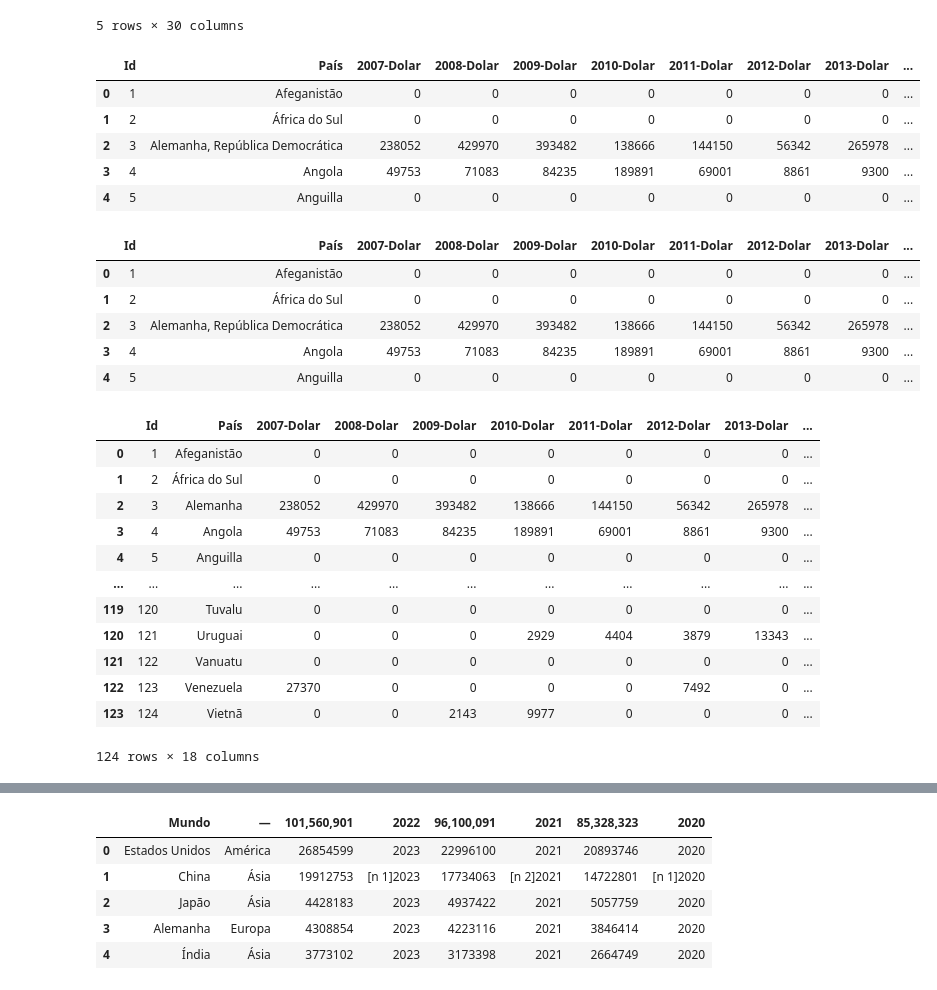
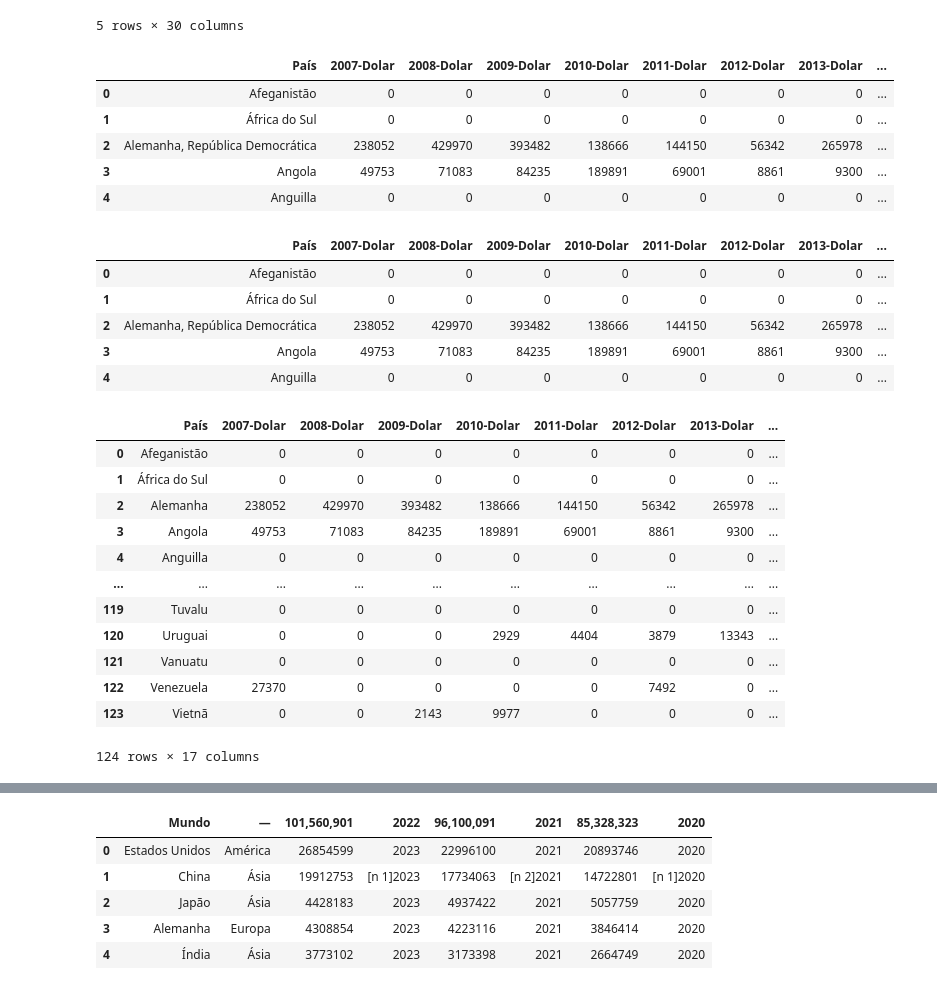
Before and after one commit to afonsosr2/techchallenge-grupo51, a Jupyter notebook: Desafio-vinhos.ipynb, the cells around one changed output, grey strips where cells are left out. Saved outputs shown, nothing was run; the diff lists cells and outputs as text; code cells hidden in the pictures.

```diff
--- a/Desafio-vinhos.ipynb
+++ b/Desafio-vinhos.ipynb
@@ -25,6 +25,6 @@ Columns: 106 entries, Id to 2021.1
 dtypes: int64(105), object(1)
 memory usage: 102.8+ KB
 # %%
-id_pais = dados[["Id","País"]]
-id_pais.head()
+col_pais = dados[["País"]]
+col_pais.head()
 # %% [output]
@@ -49,25 +49,25 @@ dados_15anos.head()
 5 rows × 30 columns
 # %%
 dados_dolar = dados_15anos[dados_15anos.columns[1::2]]
-dados_dolar = id_pais.join(dados_dolar)
+dados_dolar = col_pais.join(dados_dolar)
 dados_dolar.head()
 # %% [output]
-|  | Id | País | 2007-Dolar | 2008-Dolar | 2009-Dolar | 2010-Dolar | 2011-Dolar | 2012-Dolar | 2013-Dolar | ... |
-| 0 | 1 | Afeganistão | 0 | 0 | 0 | 0 | 0 | 0 | 0 | ... |
-| 1 | 2 | África do Sul | 0 | 0 | 0 | 0 | 0 | 0 | 0 | ... |
-| 2 | 3 | Alemanha, República Democrática | 238052 | 429970 | 393482 | 138666 | 144150 | 56342 | 265978 | ... |
-| 3 | 4 | Angola | 49753 | 71083 | 84235 | 189891 | 69001 | 8861 | 9300 | ... |
-| 4 | 5 | Anguilla | 0 | 0 | 0 | 0 | 0 | 0 | 0 | ... |
+|  | País | 2007-Dolar | 2008-Dolar | 2009-Dolar | 2010-Dolar | 2011-Dolar | 2012-Dolar | 2013-Dolar | ... |
+| 0 | Afeganistão | 0 | 0 | 0 | 0 | 0 | 0 | 0 | ... |
+| 1 | África do Sul | 0 | 0 | 0 | 0 | 0 | 0 | 0 | ... |
+| 2 | Alemanha, República Democrática | 238052 | 429970 | 393482 | 138666 | 144150 | 56342 | 265978 | ... |
+| 3 | Angola | 49753 | 71083 | 84235 | 189891 | 69001 | 8861 | 9300 | ... |
+| 4 | Anguilla | 0 | 0 | 0 | 0 | 0 | 0 | 0 | ... |
 # %%
 dados_dolar["Total"] = dados_dolar.iloc[:,2:].sum(axis = 1)
 dados_dolar.head()
 # %% [output]
-|  | Id | País | 2007-Dolar | 2008-Dolar | 2009-Dolar | 2010-Dolar | 2011-Dolar | 2012-Dolar | 2013-Dolar | ... |
-| 0 | 1 | Afeganistão | 0 | 0 | 0 | 0 | 0 | 0 | 0 | ... |
-| 1 | 2 | África do Sul | 0 | 0 | 0 | 0 | 0 | 0 | 0 | ... |
-| 2 | 3 | Alemanha, República Democrática | 238052 | 429970 | 393482 | 138666 | 144150 | 56342 | 265978 | ... |
-| 3 | 4 | Angola | 49753 | 71083 | 84235 | 189891 | 69001 | 8861 | 9300 | ... |
-| 4 | 5 | Anguilla | 0 | 0 | 0 | 0 | 0 | 0 | 0 | ... |
+|  | País | 2007-Dolar | 2008-Dolar | 2009-Dolar | 2010-Dolar | 2011-Dolar | 2012-Dolar | 2013-Dolar | ... |
+| 0 | Afeganistão | 0 | 0 | 0 | 0 | 0 | 0 | 0 | ... |
+| 1 | África do Sul | 0 | 0 | 0 | 0 | 0 | 0 | 0 | ... |
+| 2 | Alemanha, República Democrática | 238052 | 429970 | 393482 | 138666 | 144150 | 56342 | 265978 | ... |
+| 3 | Angola | 49753 | 71083 | 84235 | 189891 | 69001 | 8861 | 9300 | ... |
+| 4 | Anguilla | 0 | 0 | 0 | 0 | 0 | 0 | 0 | ... |
 # %%
 dados_dolar["País"].unique()
 dados_dolar.loc[dados_dolar["País"] == "Alemanha, República Democrática", "País"] = "Alemanha"
@@ -78,19 +78,19 @@ dados_dolar.loc[dados_dolar["País"] == "Tcheca, República", "País"] = "Chéqu
 # %%
 dados_dolar
 # %% [output]
-|  | Id | País | 2007-Dolar | 2008-Dolar | 2009-Dolar | 2010-Dolar | 2011-Dolar | 2012-Dolar | 2013-Dolar | ... |
-| 0 | 1 | Afeganistão | 0 | 0 | 0 | 0 | 0 | 0 | 0 | ... |
-| 1 | 2 | África do Sul | 0 | 0 | 0 | 0 | 0 | 0 | 0 | ... |
-| 2 | 3 | Alemanha | 238052 | 429970 | 393482 | 138666 | 144150 | 56342 | 265978 | ... |
-| 3 | 4 | Angola | 49753 | 71083 | 84235 | 189891 | 69001 | 8861 | 9300 | ... |
-| 4 | 5 | Anguilla | 0 | 0 | 0 | 0 | 0 | 0 | 0 | ... |
-| ... | ... | ... | ... | ... | ... | ... | ... | ... | ... | ... |
-| 119 | 120 | Tuvalu | 0 | 0 | 0 | 0 | 0 | 0 | 0 | ... |
-| 120 | 121 | Uruguai | 0 | 0 | 0 | 2929 | 4404 | 3879 | 13343 | ... |
-| 121 | 122 | Vanuatu | 0 | 0 | 0 | 0 | 0 | 0 | 0 | ... |
-| 122 | 123 | Venezuela | 27370 | 0 | 0 | 0 | 0 | 7492 | 0 | ... |
-| 123 | 124 | Vietnã | 0 | 0 | 2143 | 9977 | 0 | 0 | 0 | ... |
+|  | País | 2007-Dolar | 2008-Dolar | 2009-Dolar | 2010-Dolar | 2011-Dolar | 2012-Dolar | 2013-Dolar | ... |
+| 0 | Afeganistão | 0 | 0 | 0 | 0 | 0 | 0 | 0 | ... |
+| 1 | África do Sul | 0 | 0 | 0 | 0 | 0 | 0 | 0 | ... |
+| 2 | Alemanha | 238052 | 429970 | 393482 | 138666 | 144150 | 56342 | 265978 | ... |
+| 3 | Angola | 49753 | 71083 | 84235 | 189891 | 69001 | 8861 | 9300 | ... |
+| 4 | Anguilla | 0 | 0 | 0 | 0 | 0 | 0 | 0 | ... |
+| ... | ... | ... | ... | ... | ... | ... | ... | ... | ... |
+| 119 | Tuvalu | 0 | 0 | 0 | 0 | 0 | 0 | 0 | ... |
+| 120 | Uruguai | 0 | 0 | 0 | 2929 | 4404 | 3879 | 13343 | ... |
+| 121 | Vanuatu | 0 | 0 | 0 | 0 | 0 | 0 | 0 | ... |
+| 122 | Venezuela | 27370 | 0 | 0 | 0 | 0 | 7492 | 0 | ... |
+| 123 | Vietnã | 0 | 0 | 2143 | 9977 | 0 | 0 | 0 | ... |
-124 rows × 18 columns
+124 rows × 17 columns
 # %%
 dados_dolar["País"].unique()
 # %% [output]
```
Also changed, not shown: parts of 6 cells of this notebook.
